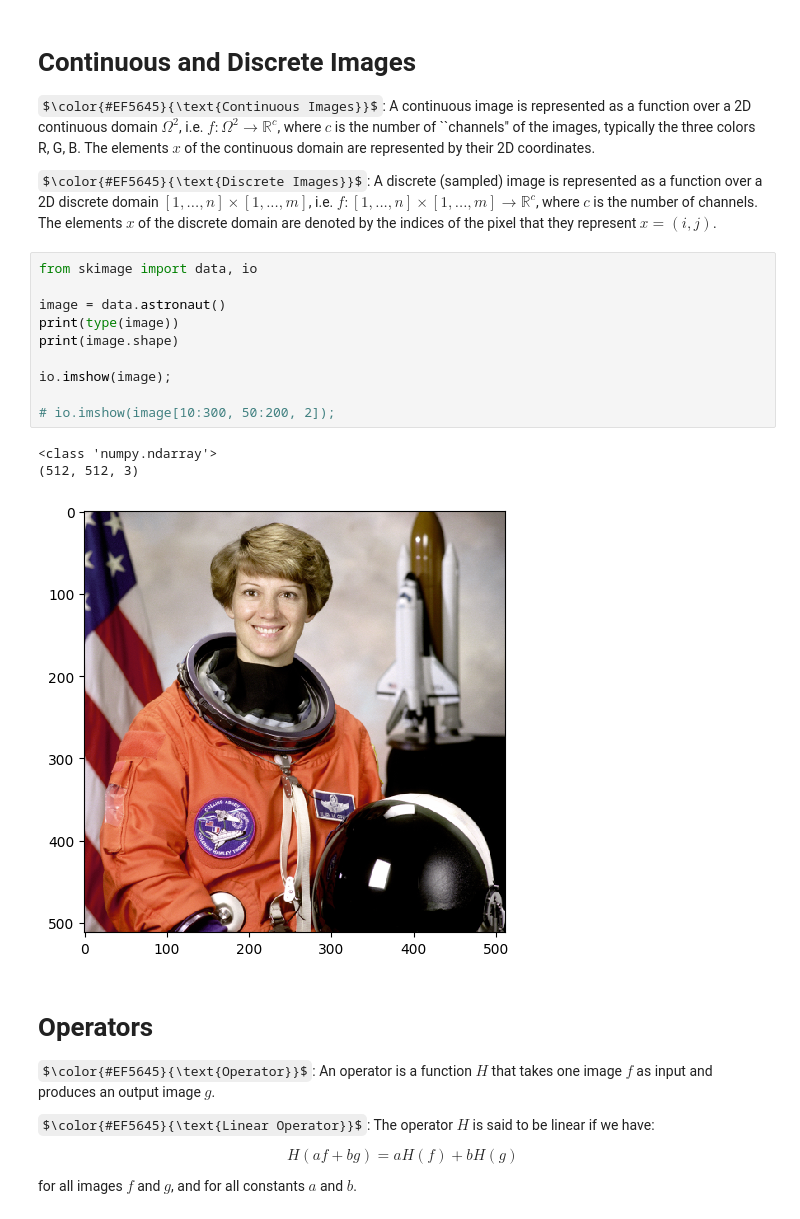
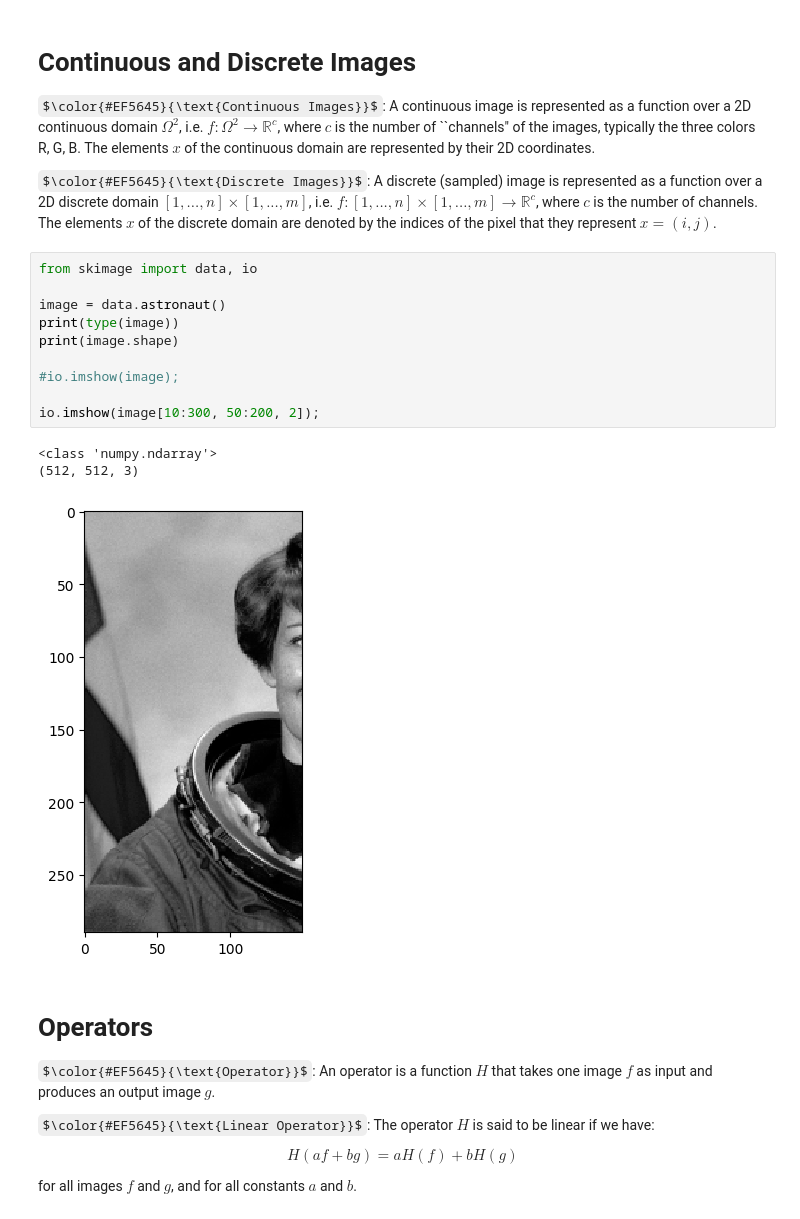
Before and after one commit to geometric-intelligence/ece278a, a Jupyter notebook: lectures/02_operators.ipynb, the cells around one changed output. Drawn from its saved outputs; the diff is of its cells as text; some formulas as TeX source.

```diff
--- a/lectures/02_operators.ipynb
+++ b/lectures/02_operators.ipynb
@@ -38,17 +38,17 @@ $\color{#EF5645}{\text{Discrete Images}}$: A discrete (sampled) image is represe
 # %%
 from skimage import data, io
 
 image = data.astronaut()
 print(type(image))
 print(image.shape)
 
-io.imshow(image);
+#io.imshow(image);
 
-# io.imshow(image[10:300, 50:200, 2]);
+io.imshow(image[10:300, 50:200, 2]);
 # %% [output]
 <class 'numpy.ndarray'>
 (512, 512, 3)
-[figure, old version]
+[figure, new version]
 # %% [markdown]
 # Operators
 
```
